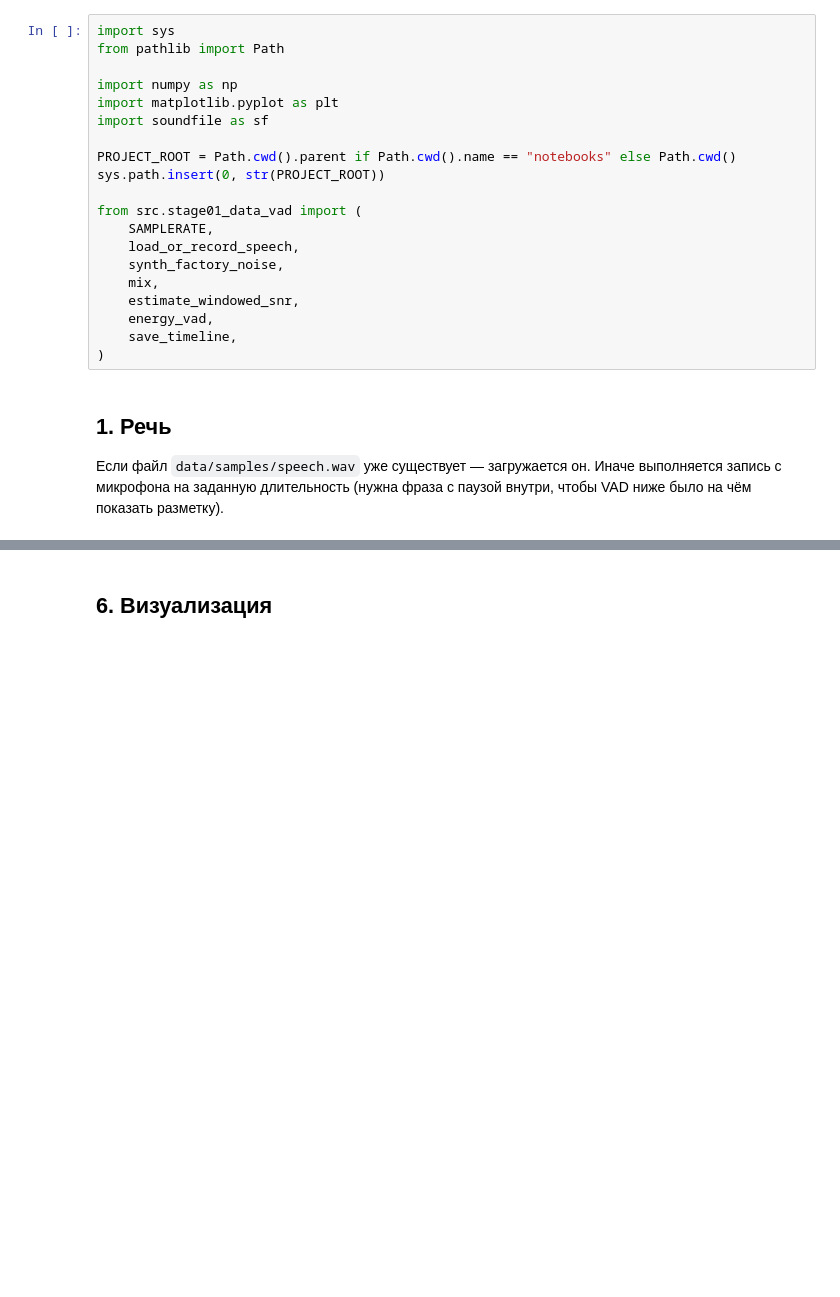
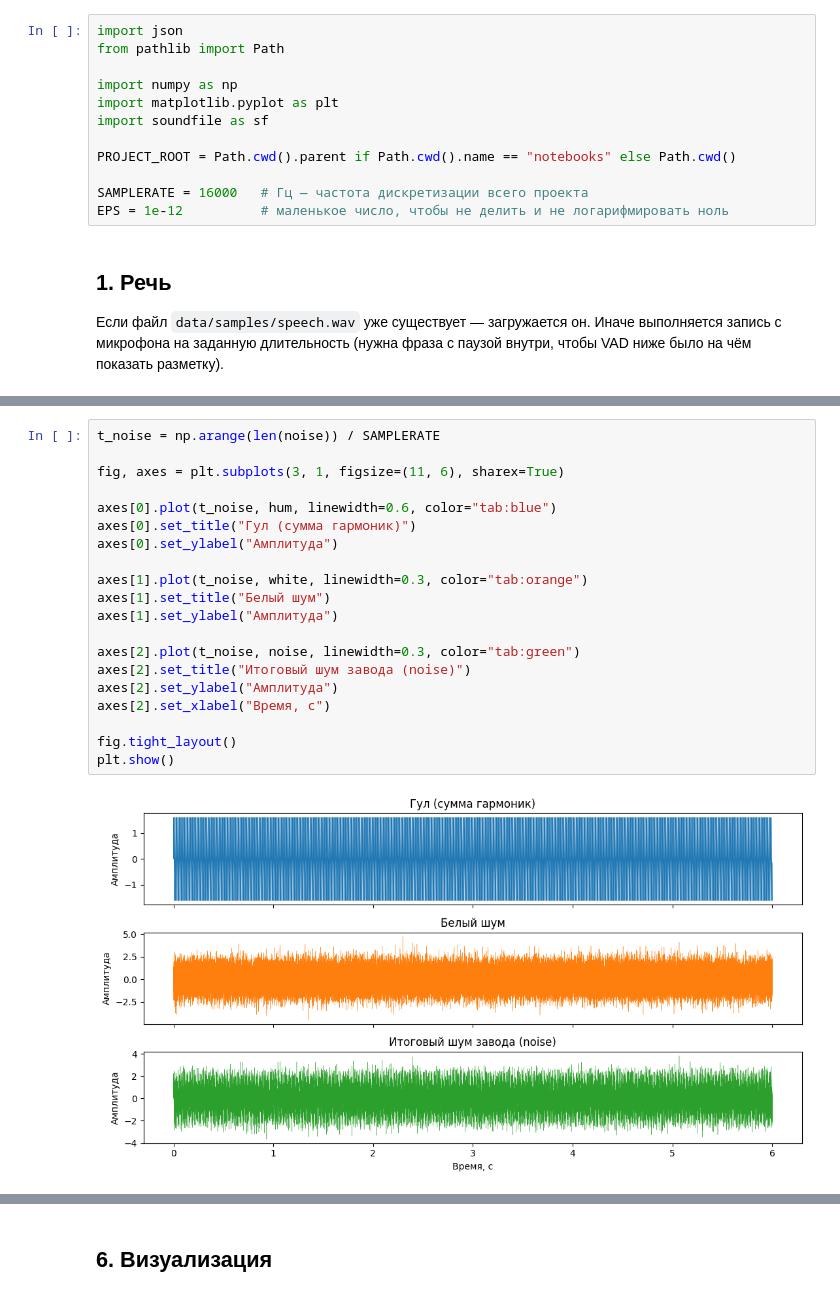
Before and after one commit to Marks473/voice-noise-suppression, a Jupyter notebook: notebooks/stage01_data_vad.ipynb, the cells around one changed output, grey strips where cells are left out. Cells and saved outputs as stored; diff of their text form; blank space fills up the shorter version.

```diff
--- a/notebooks/stage01_data_vad.ipynb
+++ b/notebooks/stage01_data_vad.ipynb
@@ -3,7 +3,7 @@
 
 Запись/загрузка чистой речи, синтез шума завода, программное смешение с контролируемым ОСШ (SNR), кратковременная оценка ОСШ и энергетический детектор речевой активности (VAD). Подробности — в `PLAN.md`, раздел «Этап 1».
 # %%
-import sys
+import json
 from pathlib import Path
 
 import numpy as np
@@ -11,17 +11,9 @@ import matplotlib.pyplot as plt
 import soundfile as sf
 
 PROJECT_ROOT = Path.cwd().parent if Path.cwd().name == "notebooks" else Path.cwd()
-sys.path.insert(0, str(PROJECT_ROOT))
 
-from src.stage01_data_vad import (
-    SAMPLERATE,
-    load_or_record_speech,
-    synth_factory_noise,
-    mix,
-    estimate_windowed_snr,
-    energy_vad,
-    save_timeline,
-)
+SAMPLERATE = 16000   # Гц — частота дискретизации всего проекта
+EPS = 1e-12          # маленькое число, чтобы не делить и не логарифмировать ноль
 # %% [markdown]
 ## 1. Речь
 
@@ -46,2 +146,24 @@ print(f"Шум: {len(noise) / SAMPLERATE:.2f} с")
+# %%
+t_noise = np.arange(len(noise)) / SAMPLERATE
+
+fig, axes = plt.subplots(3, 1, figsize=(11, 6), sharex=True)
+
+axes[0].plot(t_noise, hum, linewidth=0.6, color="tab:blue")
+axes[0].set_title("Гул (сумма гармоник)")
+axes[0].set_ylabel("Амплитуда")
+
+axes[1].plot(t_noise, white, linewidth=0.3, color="tab:orange")
+axes[1].set_title("Белый шум")
+axes[1].set_ylabel("Амплитуда")
+
+axes[2].plot(t_noise, noise, linewidth=0.3, color="tab:green")
+axes[2].set_title("Итоговый шум завода (noise)")
+axes[2].set_ylabel("Амплитуда")
+axes[2].set_xlabel("Время, с")
+
+fig.tight_layout()
+plt.show()
+# %% [output]
+[figure, added]
 # %% [markdown]
 ## 3. Смешивание с контролируемым ОСШ
```
Also changed, not shown: parts of 13 cells of this notebook, 2 other files.
